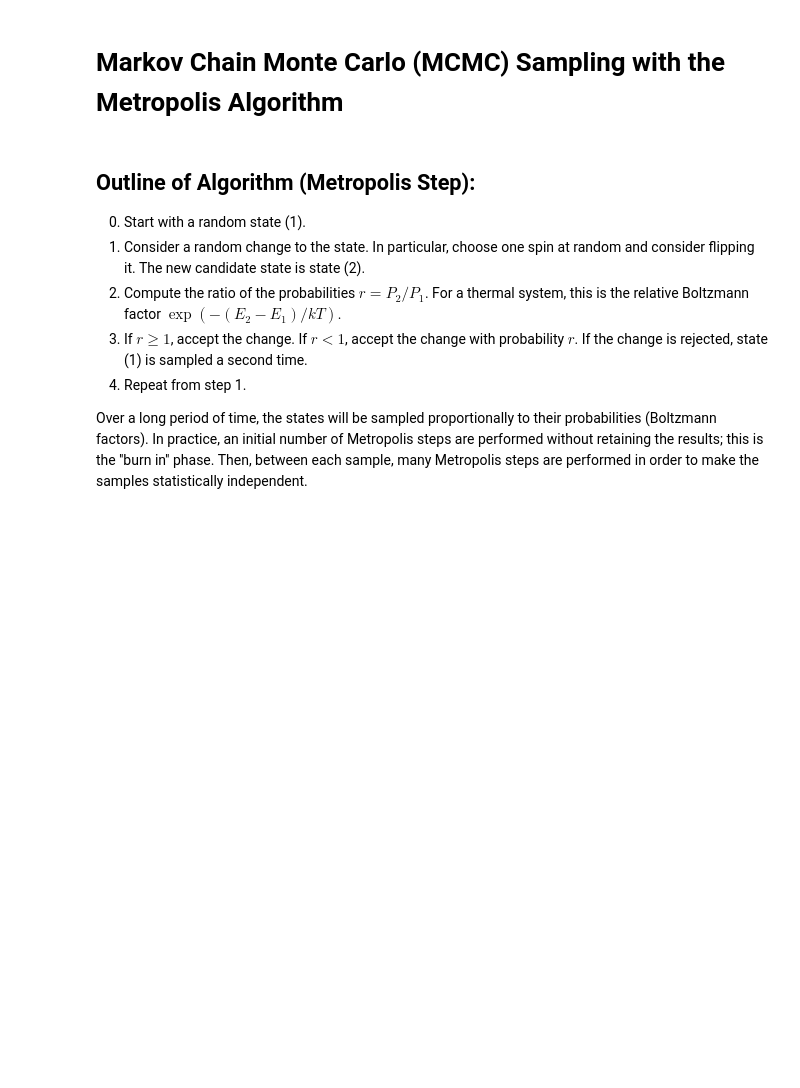
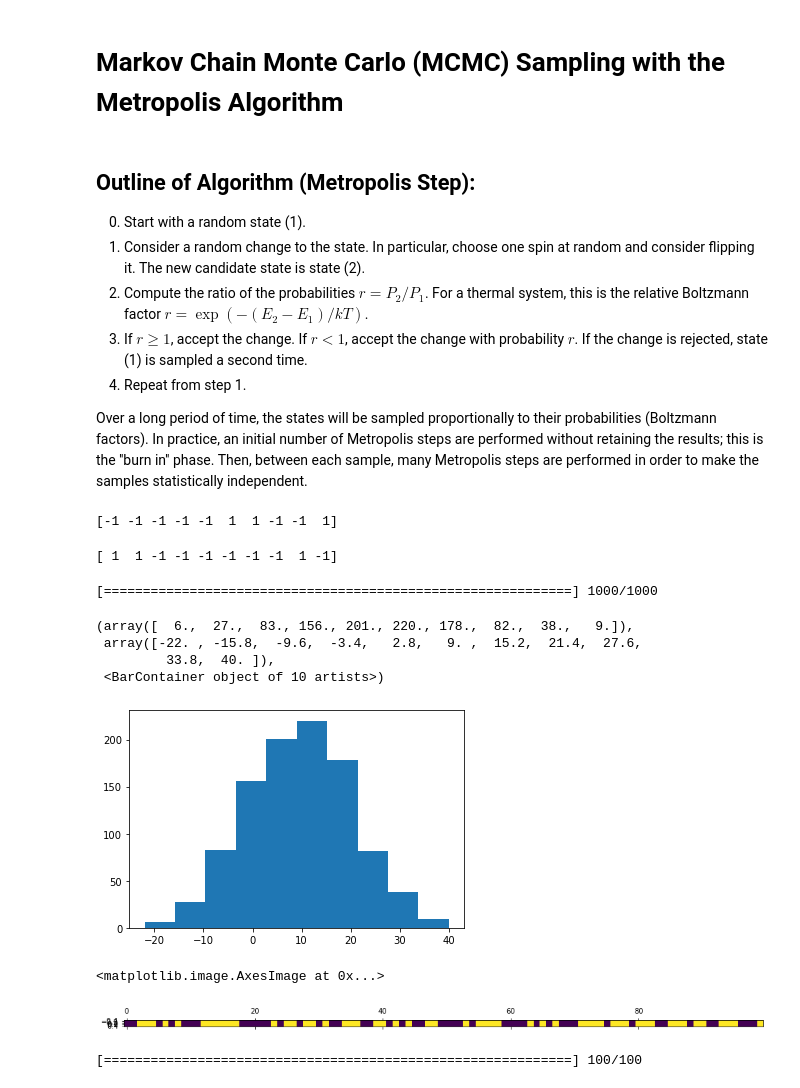
Before and after one commit to tdwiser/phys_binder, a Jupyter notebook: phys486/2_metropolis_mcmc.ipynb, the cells around one changed output. Saved outputs shown, nothing was run; the diff lists cells and outputs as text; code cells hidden in the pictures; blank space fills up the shorter version.

```diff
--- a/phys486/2_metropolis_mcmc.ipynb
+++ b/phys486/2_metropolis_mcmc.ipynb
@@ -13,8 +13,57 @@ def random_state(shape):
 
 0. Start with a random state (1).
 1. Consider a random change to the state. In particular, choose one spin at random and consider flipping it. The new candidate state is state (2).
-2. Compute the ratio of the probabilities $r=P_2/P_1$. For a thermal system, this is the relative Boltzmann factor $\exp(-(E_2-E_1)/kT)$.
+2. Compute the ratio of the probabilities $ r=P_2/P_1 $. For a thermal system, this is the relative Boltzmann factor $r=\exp(-(E_2-E_1)/kT)$.
 3. If $r \ge 1$, accept the change. If $r < 1$, accept the change with probability $r$. If the change is rejected, state (1) is sampled a second time.
 4. Repeat from step 1.
 
 Over a long period of time, the states will be sampled proportionally to their probabilities (Boltzmann factors). In practice, an initial number of Metropolis steps are performed without retaining the results; this is the ''burn in'' phase. Then, between each sample, many Metropolis steps are performed in order to make the samples statistically independent.
+# %%
+def metropolis_step(state, kT, b, nSteps=1):
+    """
+        Take one Metropolis step on the input state. The state is modified (or not) in place, so nothing is returned.
+        Energy function is for the 2-state paramagnet in magnetic field *b* at temperature *kT*.
+    """
+    for _ in range(nSteps):
+        idx = np.random.randint(len(state)) # pick a random spin
+        deltaE = 2*state[idx]*b # E = -mu B; dE = -(-mu B) - (-mu B) = 2 mu B
+        r = np.exp(-deltaE/kT)
+        if r >= 1 or np.random.uniform() < r:
+            state[idx] *= -1
+# %%
+s = random_state(10)
+print(s)
+# %% [output]
+[-1 -1 -1 -1 -1  1  1 -1 -1  1]
+# %%
+metropolis_step(s, 10, 1, 100)
+print(s)
+# %% [output]
+[ 1  1 -1 -1 -1 -1 -1 -1  1 -1]
+# %%
+N = 100
+Nsamples = 1000
+kT = 10
+b = 1
+mags = np.zeros(Nsamples)
+s = random_state(N)
+metropolis_step(s, kT, b, N) # burn-in
+progress = ProgressBar(Nsamples)
+for i in progress:
+    metropolis_step(s, kT, b, N) # burn N steps to get an indep. sample
+    mags[i] = np.sum(s)
+# %% [output]
+[============================================================] 1000/1000
+# %%
+plt.hist(mags)
+# %% [output]
+(array([  6.,  27.,  83., 156., 201., 220., 178.,  82.,  38.,   9.]),
+ array([-22. , -15.8,  -9.6,  -3.4,   2.8,   9. ,  15.2,  21.4,  27.6,
+         33.8,  40. ]),
+ <BarContainer object of 10 artists>)
+[figure, added]
+# %%
+plt.matshow([s])
+# %% [output]
+<matplotlib.image.AxesImage at 0x...>
+[figure, added]
@@ -20,0 +79,8 @@ Over a long period of time, the states will be sampled proportionally to their p
+# %%
+temps = np.linspace(0,3,100)
+mags = np.zeros_like(temps)
+progress = ProgressBar(len(temps))
+for i in progress:
+    mags[i] = avg_mag(temps[i],1)
+# %% [output]
+[============================================================] 100/100
```
Also changed, not shown: parts of 3 cells of this notebook.
